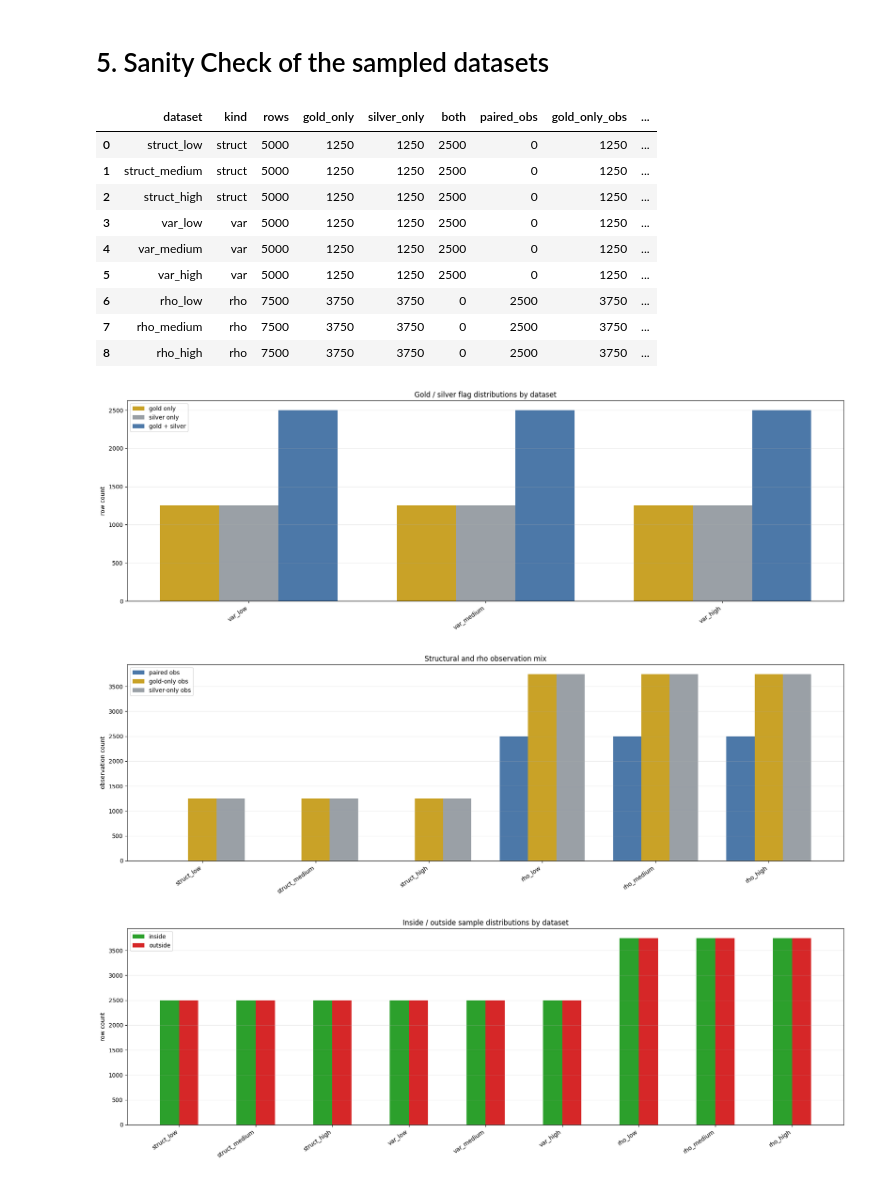
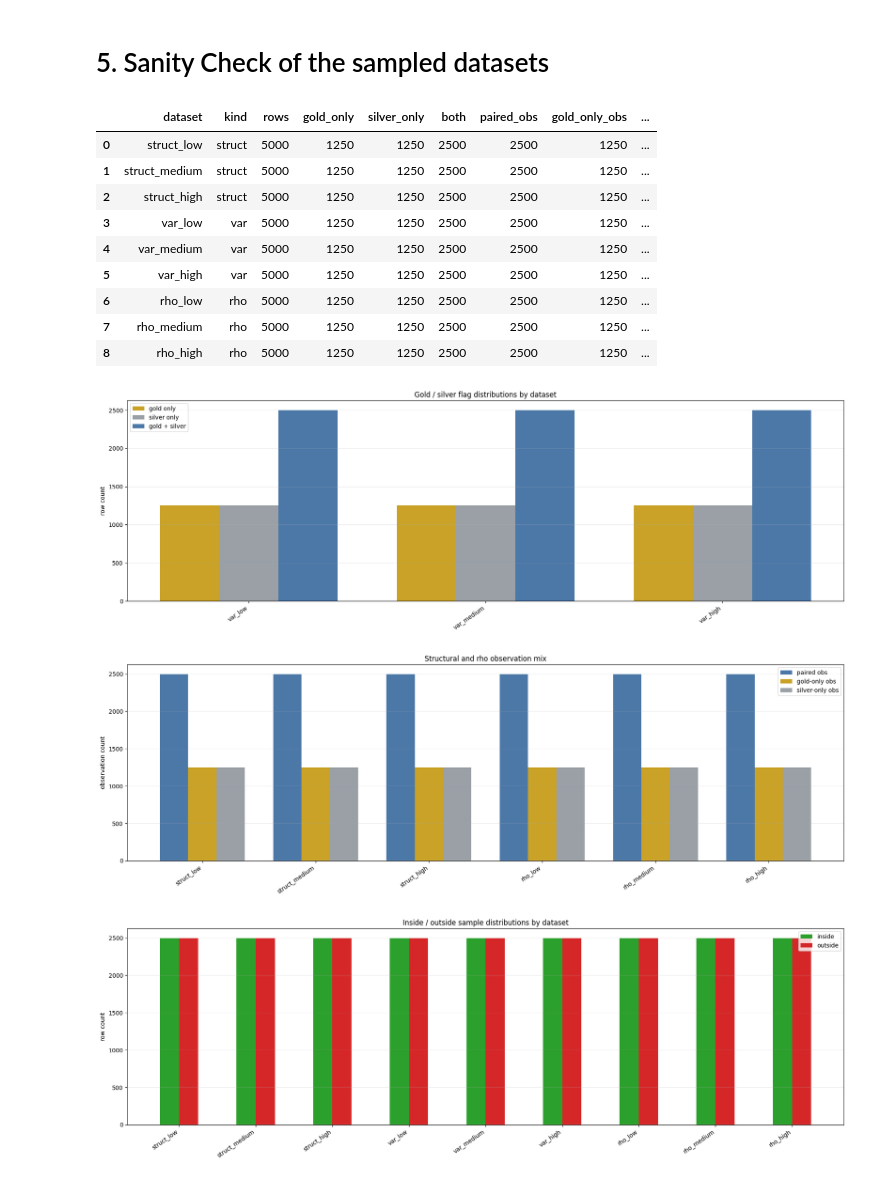
Before and after one commit to DataandAIReseach/LabelFusion, a Jupyter notebook: data_gen/data_gen.ipynb, the cells around one changed output. Drawn from its saved outputs; the diff is of its cells as text; code cells hidden in the pictures.

Commit message:
feat(data_gen/data_gen.ipynb): Rho script also adjusted to follow the creation logic of struct and var sampling

```diff
--- a/data_gen/data_gen.ipynb
+++ b/data_gen/data_gen.ipynb
@@ -2678,19 +2724,15 @@ def attach_sample_region(df: pd.DataFrame, kind: str) -> pd.DataFrame:
     df = df.copy()
 
     if kind in {"struct", "rho"}:
-        region = np.full(len(df), "inside", dtype=object)
-        region[df["obs_id"] < 1250] = "outside"
-        region[(df["obs_id"] >= 1250) & (df["obs_id"] < 2500)] = "inside"
-        region[(df["obs_id"] >= 2500) & (df["obs_id"] < 3125)] = "outside"
-        region[(df["obs_id"] >= 3125) & (df["obs_id"] < 3750)] = "inside"
-        region[(df["obs_id"] >= 3750) & (df["obs_id"] < 4375)] = "outside"
-        region[df["obs_id"] >= 4375] = "inside"
-        df["sample_region"] = region
+        # inside_break direkt verwenden falls vorhanden
+        if "inside_break" in df.columns:
+            df["sample_region"] = np.where(df["inside_break"] == 1, "inside", "outside")
+        else:
+            df["sample_region"] = pd.NA
         return df
 
     if kind == "var":
-        # 5000 Zeilen (1250 gold_only + 1250 silver_only + 2500 mixed)
-        # inside_break direkt verwenden statt Reihenfolge anzunehmen
+        # 5000 Zeilen (2500 paired + 1250 gold-only + 1250 silver-only)
         if len(df) != 5000:
             raise ValueError(f"Unexpected var row count: {len(df)}")
         df["sample_region"] = np.where(df["inside_break"] == 1, "inside", "outside")
@@ -2721,19 +2763,15 @@ def count_gold_silver_flags(df: pd.DataFrame) -> tuple[int, int, int]:
     return gold_only, silver_only, both
 
 
-def count_paired_obs(df: pd.DataFrame, id_col: str = "id") -> int:
+def count_paired_obs(df: pd.DataFrame, kind: str) -> int:
     """
-    Count paired observations by checking if an id appears more than once
-    AND the group contains both gold=1 and silver=1 rows.
+    struct/rho: breites Format — eine Zeile pro paired obs (gold=1 AND silver=1)
+                → direkt zählen
+    var:        ebenfalls breites Format — gleiche Logik
     """
-    if id_col not in df.columns or not {"gold", "silver"}.issubset(df.columns):
+    if not {"gold", "silver"}.issubset(df.columns):
         return 0
-
-    paired = 0
-    for obs_id, group in df.groupby(id_col):
-        if len(group) > 1 and (group["gold"] == 1).any() and (group["silver"] == 1).any():
-            paired += 1
-    return paired
+    return int(((df["gold"] == 1) & (df["silver"] == 1)).sum())
 
 
 summary_rows = []
@@ -2741,11 +2779,7 @@ for spec in dataset_specs:
     df = load_dataset(spec)
 
     gold_flag, silver_flag, both_flags = count_gold_silver_flags(df)
-
-    # Bestimme die richtige id-Spalte je nach Dataset-Typ
-    id_col = "obs_id" if spec["kind"] in {"struct", "rho"} else "id"
-
-    paired_obs      = count_paired_obs(df, id_col=id_col)
+    paired_obs      = count_paired_obs(df, kind=spec["kind"])
     gold_only_obs   = int(((df["gold"] == 1) & (df["silver"] == 0)).sum()) if {"gold", "silver"}.issubset(df.columns) else np.nan
     silver_only_obs = int(((df["gold"] == 0) & (df["silver"] == 1)).sum()) if {"gold", "silver"}.issubset(df.columns) else np.nan
 
@@ -2795,44 +2829,44 @@ fig2, ax2 = plt.subplots(figsize=(18, 6))
 x2 = np.arange(len(struct_summary))
 width2 = 0.25
 ax2.bar(x2 - width2, struct_summary["paired_obs"],      width2, label="paired obs",      color="#4c78a8")
 ax2.bar(x2,          struct_summary["gold_only_obs"],   width2, label="gold-only obs",   color="#c9a227")
 ax2.bar(x2 + width2, struct_summary["silver_only_obs"], width2, label="silver-only obs", color="#9aa0a6")
 ax2.set_xticks(x2)
 ax2.set_xticklabels(struct_summary["dataset"], rotation=35, ha="right")
 ax2.set_ylabel("observation count")
 ax2.set_title("Structural and rho observation mix")
 ax2.legend()
 ax2.grid(axis="y", alpha=0.25)
 plt.tight_layout()
 
 # Inside/outside sample rows
 sample_summary = summary[summary["inside_rows"].notna()]
 fig3, ax3 = plt.subplots(figsize=(18, 6))
 x3 = np.arange(len(sample_summary))
 ax3.bar(x3 - width / 2, sample_summary["inside_rows"],  width, label="inside",  color="#2ca02c")
 ax3.bar(x3 + width / 2, sample_summary["outside_rows"], width, label="outside", color="#d62728")
 ax3.set_xticks(x3)
 ax3.set_xticklabels(sample_summary["dataset"], rotation=35, ha="right")
 ax3.set_ylabel("row count")
 ax3.set_title("Inside / outside sample distributions by dataset")
 ax3.legend()
 ax3.grid(axis="y", alpha=0.25)
 plt.tight_layout()
 plt.show()
 # %% [output]
 |  | dataset | kind | rows | gold_only | silver_only | both | paired_obs | gold_only_obs | ... |
-| 0 | struct_low | struct | 5000 | 1250 | 1250 | 2500 | 0 | 1250 | ... |
-| 1 | struct_medium | struct | 5000 | 1250 | 1250 | 2500 | 0 | 1250 | ... |
-| 2 | struct_high | struct | 5000 | 1250 | 1250 | 2500 | 0 | 1250 | ... |
-| 3 | var_low | var | 5000 | 1250 | 1250 | 2500 | 0 | 1250 | ... |
-| 4 | var_medium | var | 5000 | 1250 | 1250 | 2500 | 0 | 1250 | ... |
-| 5 | var_high | var | 5000 | 1250 | 1250 | 2500 | 0 | 1250 | ... |
-| 6 | rho_low | rho | 7500 | 3750 | 3750 | 0 | 2500 | 3750 | ... |
-| 7 | rho_medium | rho | 7500 | 3750 | 3750 | 0 | 2500 | 3750 | ... |
-| 8 | rho_high | rho | 7500 | 3750 | 3750 | 0 | 2500 | 3750 | ... |
+| 0 | struct_low | struct | 5000 | 1250 | 1250 | 2500 | 2500 | 1250 | ... |
+| 1 | struct_medium | struct | 5000 | 1250 | 1250 | 2500 | 2500 | 1250 | ... |
+| 2 | struct_high | struct | 5000 | 1250 | 1250 | 2500 | 2500 | 1250 | ... |
+| 3 | var_low | var | 5000 | 1250 | 1250 | 2500 | 2500 | 1250 | ... |
+| 4 | var_medium | var | 5000 | 1250 | 1250 | 2500 | 2500 | 1250 | ... |
+| 5 | var_high | var | 5000 | 1250 | 1250 | 2500 | 2500 | 1250 | ... |
+| 6 | rho_low | rho | 5000 | 1250 | 1250 | 2500 | 2500 | 1250 | ... |
+| 7 | rho_medium | rho | 5000 | 1250 | 1250 | 2500 | 2500 | 1250 | ... |
+| 8 | rho_high | rho | 5000 | 1250 | 1250 | 2500 | 2500 | 1250 | ... |
 [figure]
-[figure, old version]
+[figure, new version]
-[figure, old version]
+[figure, new version]
 # %%
 # Row counts for every dataset
 row_counts = summary[["dataset", "rows"]].sort_values("dataset").reset_index(drop=True)
```
Also changed, not shown: parts of 4 cells of this notebook.
